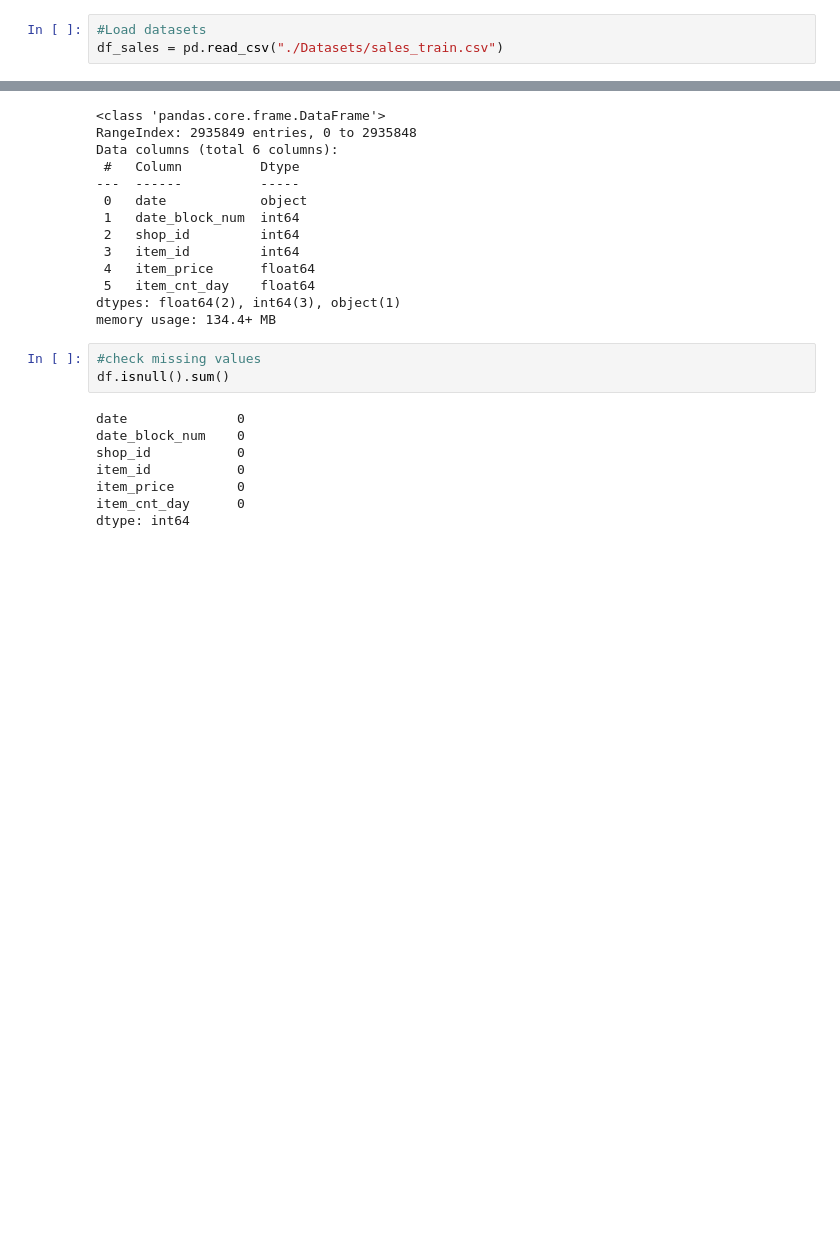
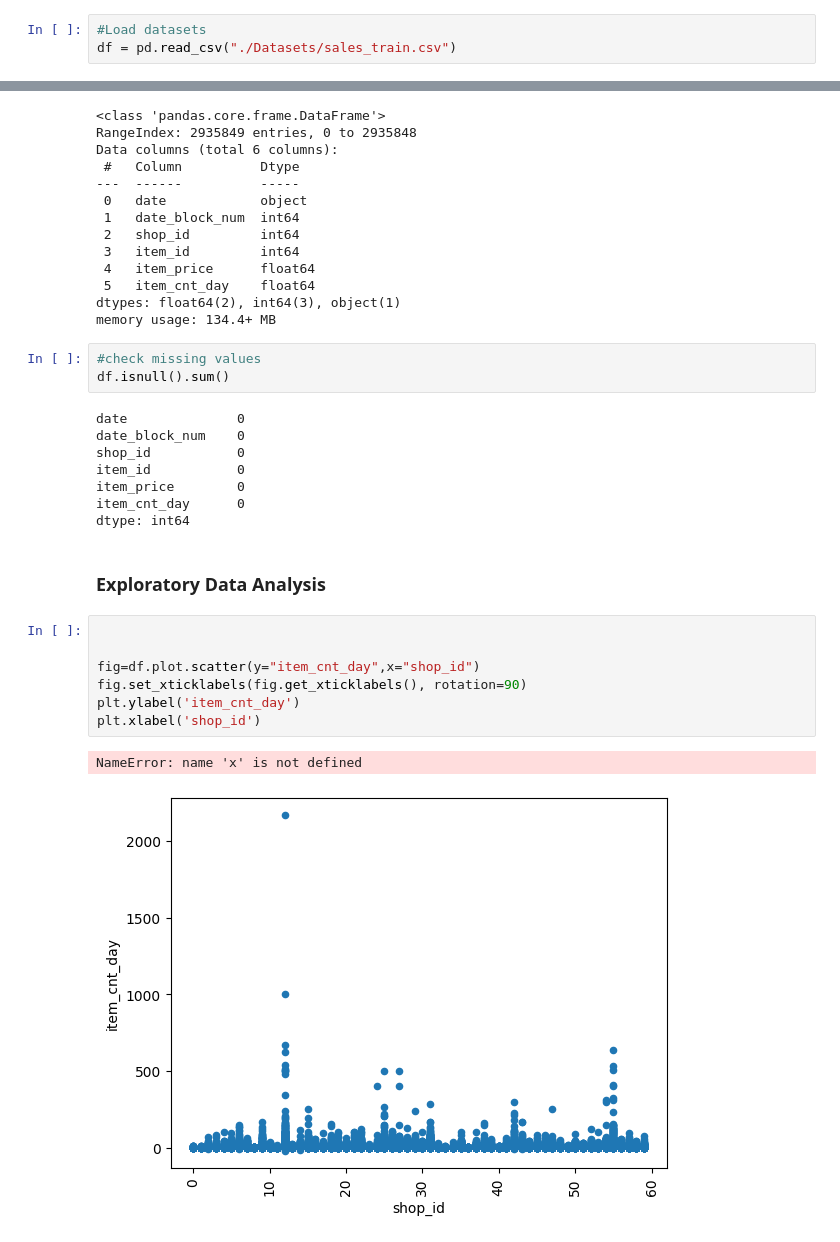
Before and after one commit to Bautistao2/Future-Sales-Forecasting-for-a-Software-Company, a Jupyter notebook: Data preprocessing.ipynb, the cells around one changed output, grey strips where cells are left out. Drawn from its saved outputs; the diff is of its cells as text; blank space fills up the shorter version.

Commit message:
Inicial Exploratory Data Analysis of Sales

```diff
--- a/Data preprocessing.ipynb
+++ b/Data preprocessing.ipynb
@@ -9,7 +9,7 @@ import seaborn as sns
 ### Import and Load Dataset
 # %%
 #Load datasets
-df_sales = pd.read_csv("./Datasets/sales_train.csv")
+df = pd.read_csv("./Datasets/sales_train.csv")
 # %%
 df.head()
 # %% [output]
@@ -77,3 +77,15 @@ item_id           0
 item_price        0
 item_cnt_day      0
 dtype: int64
+# %% [markdown]
+### Exploratory Data Analysis
+# %%
+
+
+fig=df.plot.scatter(y="item_cnt_day",x="shop_id")
+fig.set_xticklabels(fig.get_xticklabels(), rotation=90)
+plt.ylabel('item_cnt_day')
+plt.xlabel('shop_id')
+# %% [output]
+NameError: name 'x' is not defined
+[figure, added]
```
